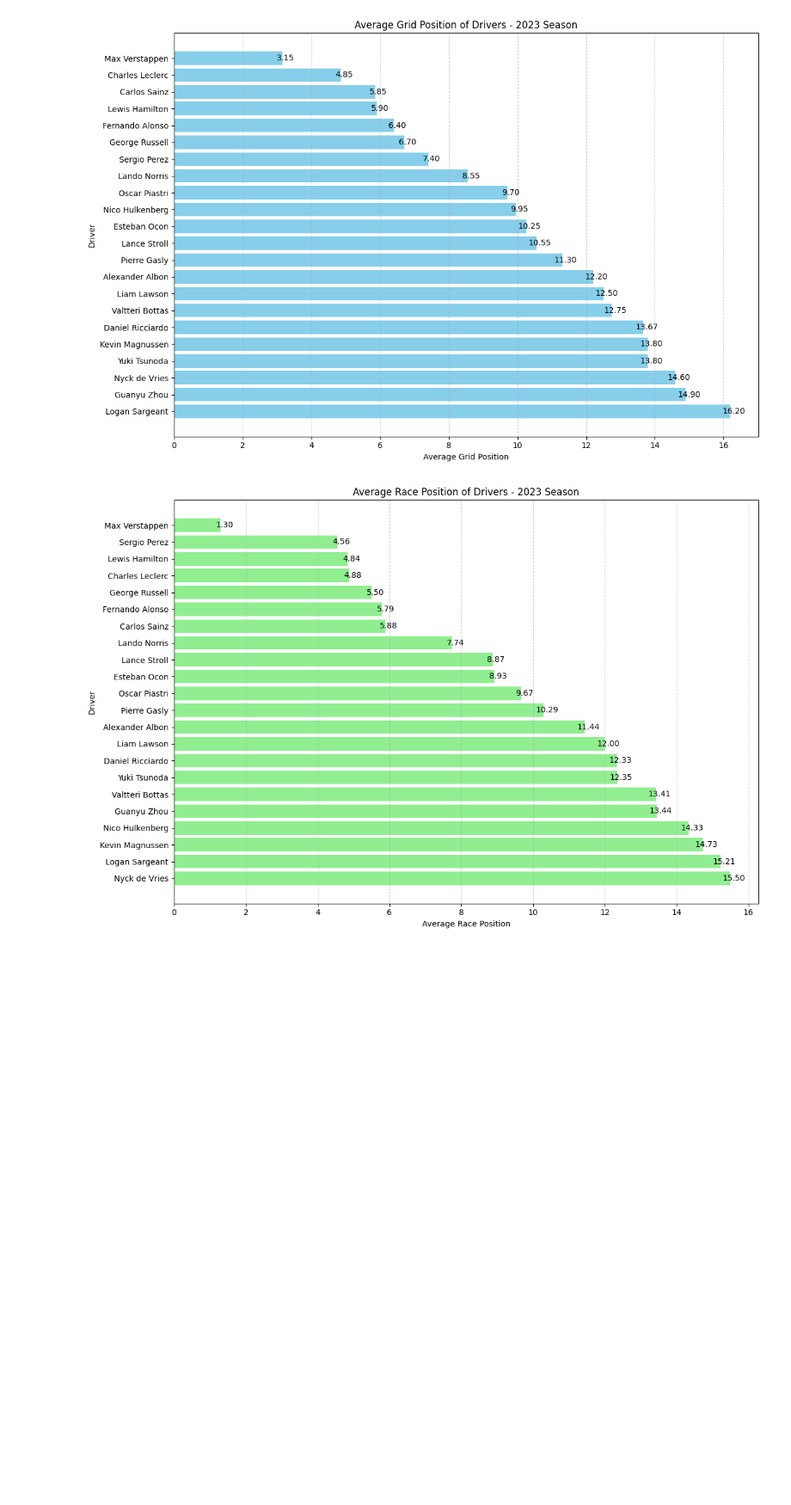
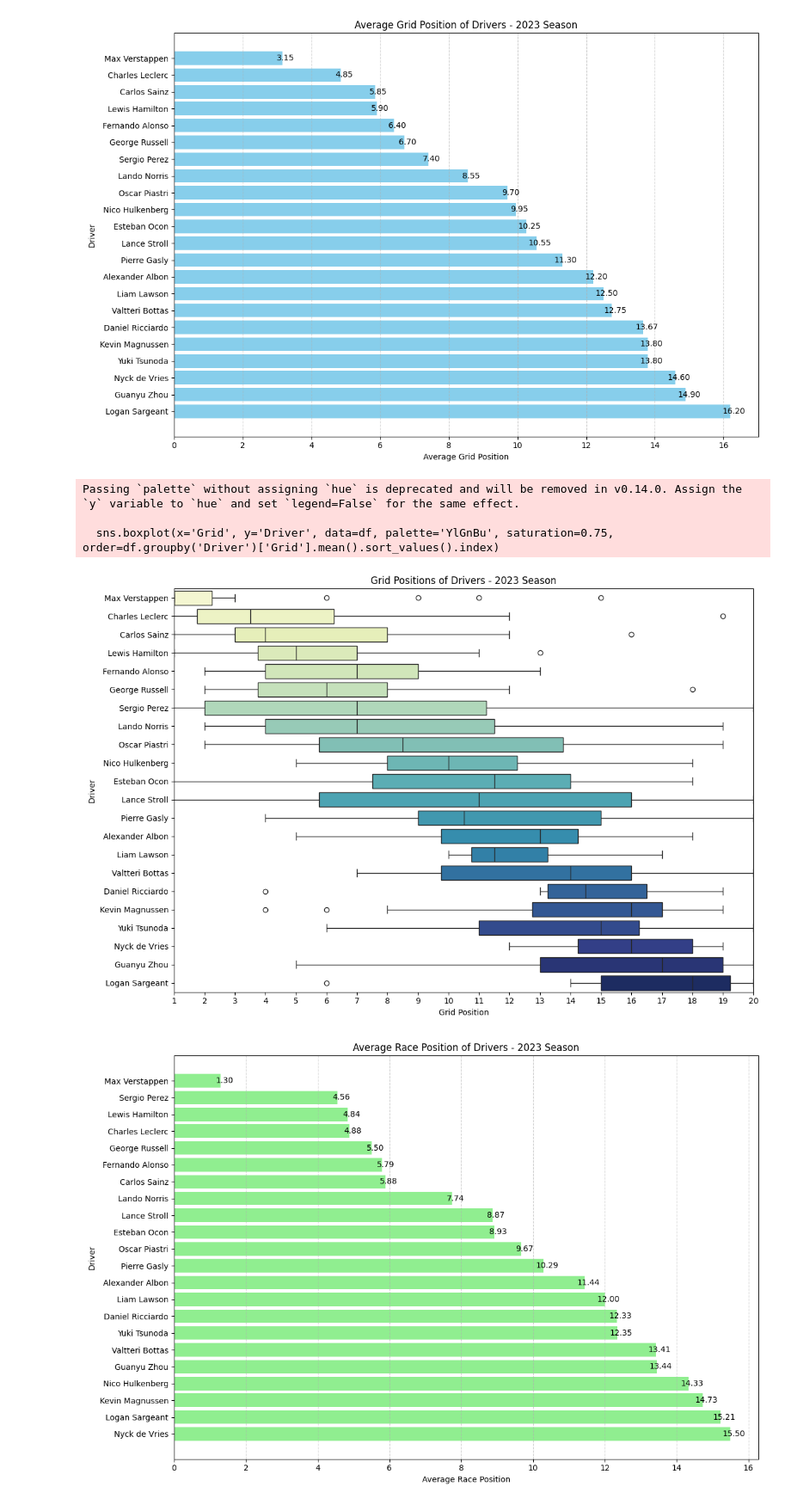
Before and after one commit to GoranBogetic/Podatkovna-rad, a Jupyter notebook: rad.ipynb, the cells around one changed output. Shown at 86% size. Cells and saved outputs as stored; diff of their text form; code cells hidden in the pictures; blank space fills up the shorter version.

```diff
--- a/rad.ipynb
+++ b/rad.ipynb
@@ -244,6 +244,44 @@ plt.tight_layout()
 plt.show()
 # %% [output]
 [figure]
+# %%
+import csv
+import pandas as pd
+import matplotlib.pyplot as plt
+import seaborn as sns
+
+csv_file_path = 'race_results_all_seasons_excluded.csv'
+csv_columns = ['Season', 'Round_No', 'Position', 'Number', 'Driver', 'Constructor', 'Laps', 'Grid', 'Time', 'Status', 'Points']
+
+with open(csv_file_path, 'r', encoding='utf-8') as csvfile:
+    reader = csv.DictReader(csvfile, fieldnames=csv_columns)
+    next(reader)
+
+    data_from_csv = [row for row in reader if row['Season'] == '2023']
+
+df = pd.DataFrame(data_from_csv)
+
+df['Grid'] = pd.to_numeric(df['Grid'], errors='coerce')
+
+plt.figure(figsize=(12, 8))
+
+sns.boxplot(x='Grid', y='Driver', data=df, palette='YlGnBu', saturation=0.75, order=df.groupby('Driver')['Grid'].mean().sort_values().index)
+
+plt.xlim(1, 20)
+
+plt.xticks(range(1, 21, 1))
+
+plt.xlabel('Grid Position')
+plt.ylabel('Driver')
+plt.title('Grid Positions of Drivers - 2023 Season')
+
+plt.tight_layout()
+plt.show()
+# %% [output]
+Passing `palette` without assigning `hue` is deprecated and will be removed in v0.14.0. Assign the `y` variable to `hue` and set `legend=False` for the same effect.
+
+  sns.boxplot(x='Grid', y='Driver', data=df, palette='YlGnBu', saturation=0.75, order=df.groupby('Driver')['Grid'].mean().sort_values().index)
+[figure, added]
 # %%
 import csv
 import matplotlib.pyplot as plt
```
Also changed, not shown: parts of 2 cells of this notebook.
